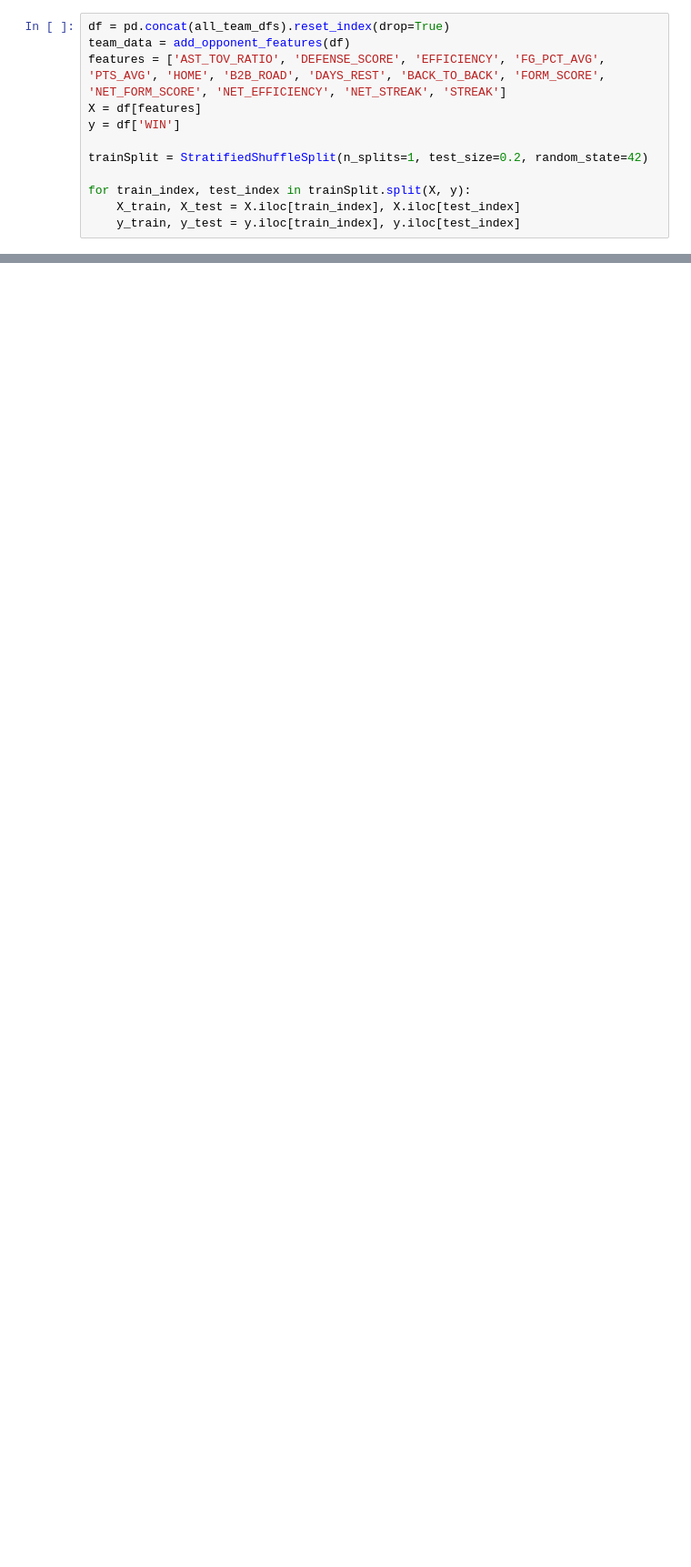
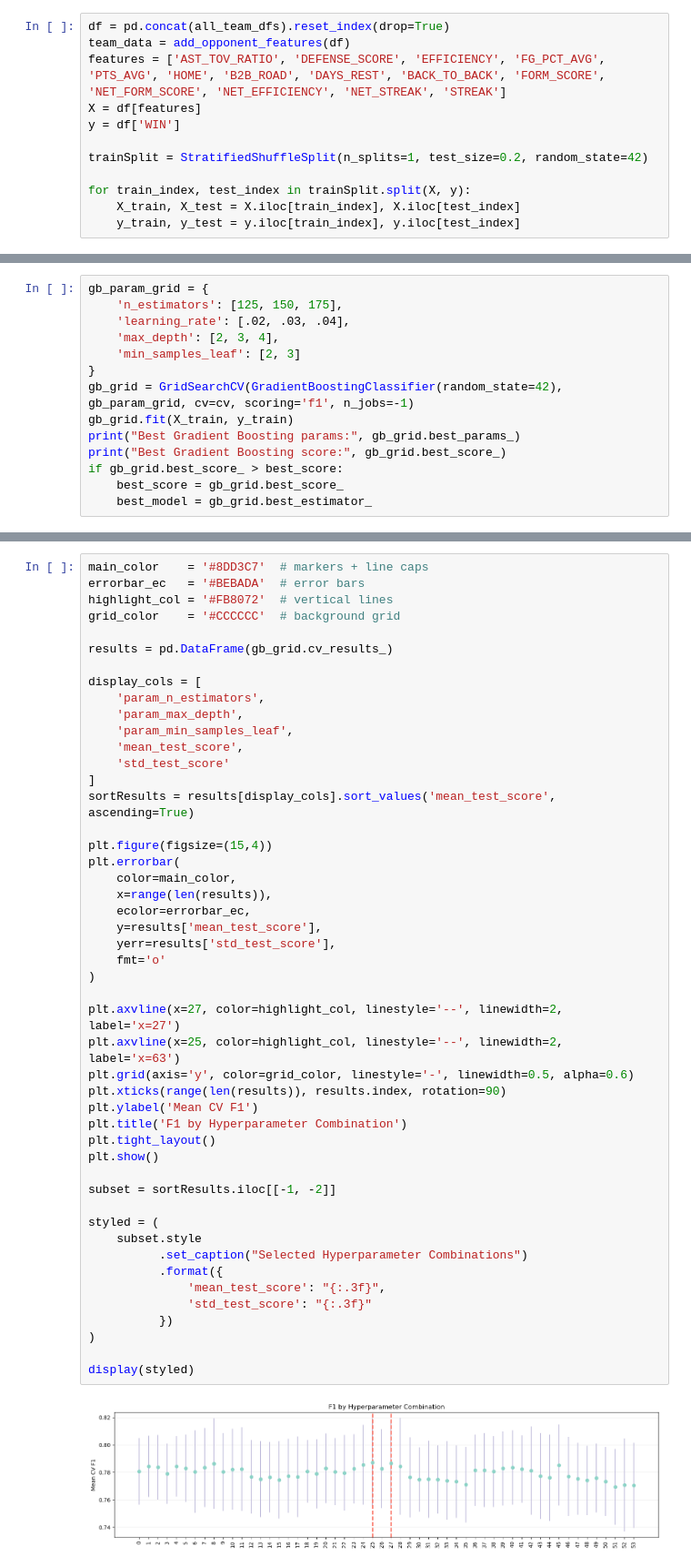
Before and after one commit to al3jandroR/nba_predictions, a Jupyter notebook: nba_predictions.ipynb, the cells around one changed output, grey strips where cells are left out. Shown at 91% size. Drawn from its saved outputs; the diff is of its cells as text; blank space fills up the shorter version.

```diff
--- a/nba_predictions.ipynb
+++ b/nba_predictions.ipynb
@@ -291,0 +351,14 @@ Best Gradient Boosting score: 0.7919354838709678
+# %%
+gb_param_grid = {
+    'n_estimators': [125, 150, 175],
+    'learning_rate': [.02, .03, .04],
+    'max_depth': [2, 3, 4],
+    'min_samples_leaf': [2, 3]
+}
+gb_grid = GridSearchCV(GradientBoostingClassifier(random_state=42), gb_param_grid, cv=cv, scoring='f1', n_jobs=-1)
+gb_grid.fit(X_train, y_train)
+print("Best Gradient Boosting params:", gb_grid.best_params_)
+print("Best Gradient Boosting score:", gb_grid.best_score_)
+if gb_grid.best_score_ > best_score:
+    best_score = gb_grid.best_score_
+    best_model = gb_grid.best_estimator_
@@ -291,0 +368,50 @@ Best Gradient Boosting score: 0.7919354838709678
+# %%
+main_color    = '#8DD3C7'  # markers + line caps
+errorbar_ec   = '#BEBADA'  # error bars
+highlight_col = '#FB8072'  # vertical lines
+grid_color    = '#CCCCCC'  # background grid
+
+results = pd.DataFrame(gb_grid.cv_results_)
+
+display_cols = [
+    'param_n_estimators',
+    'param_max_depth',
+    'param_min_samples_leaf',
+    'mean_test_score',
+    'std_test_score'
+]
+sortResults = results[display_cols].sort_values('mean_test_score', ascending=True)
+
+plt.figure(figsize=(15,4))
+plt.errorbar(
+    color=main_color,
+    x=range(len(results)),
+    ecolor=errorbar_ec,
+    y=results['mean_test_score'],
+    yerr=results['std_test_score'],
+    fmt='o'
+)
+
+plt.axvline(x=27, color=highlight_col, linestyle='--', linewidth=2, label='x=27')
+plt.axvline(x=25, color=highlight_col, linestyle='--', linewidth=2, label='x=63')
+plt.grid(axis='y', color=grid_color, linestyle='-', linewidth=0.5, alpha=0.6)
+plt.xticks(range(len(results)), results.index, rotation=90)
+plt.ylabel('Mean CV F1')
+plt.title('F1 by Hyperparameter Combination')
+plt.tight_layout()
+plt.show()
+
+subset = sortResults.iloc[[-1, -2]]
+
+styled = (
+    subset.style
+          .set_caption("Selected Hyperparameter Combinations")
+          .format({
+              'mean_test_score': "{:.3f}",
+              'std_test_score': "{:.3f}"
+          })
+)
+
+display(styled)
+# %% [output]
+[figure, added]
```
Also changed, not shown: parts of 42 cells of this notebook, 31 other files.
